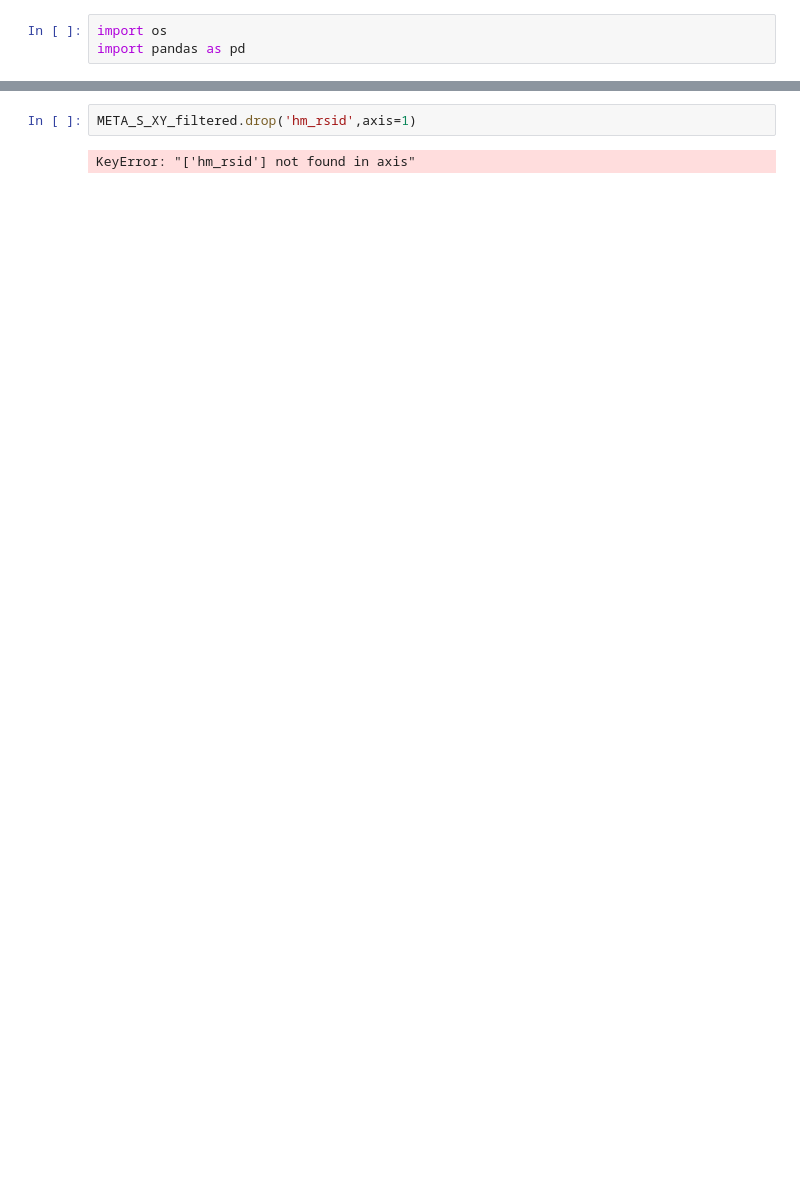
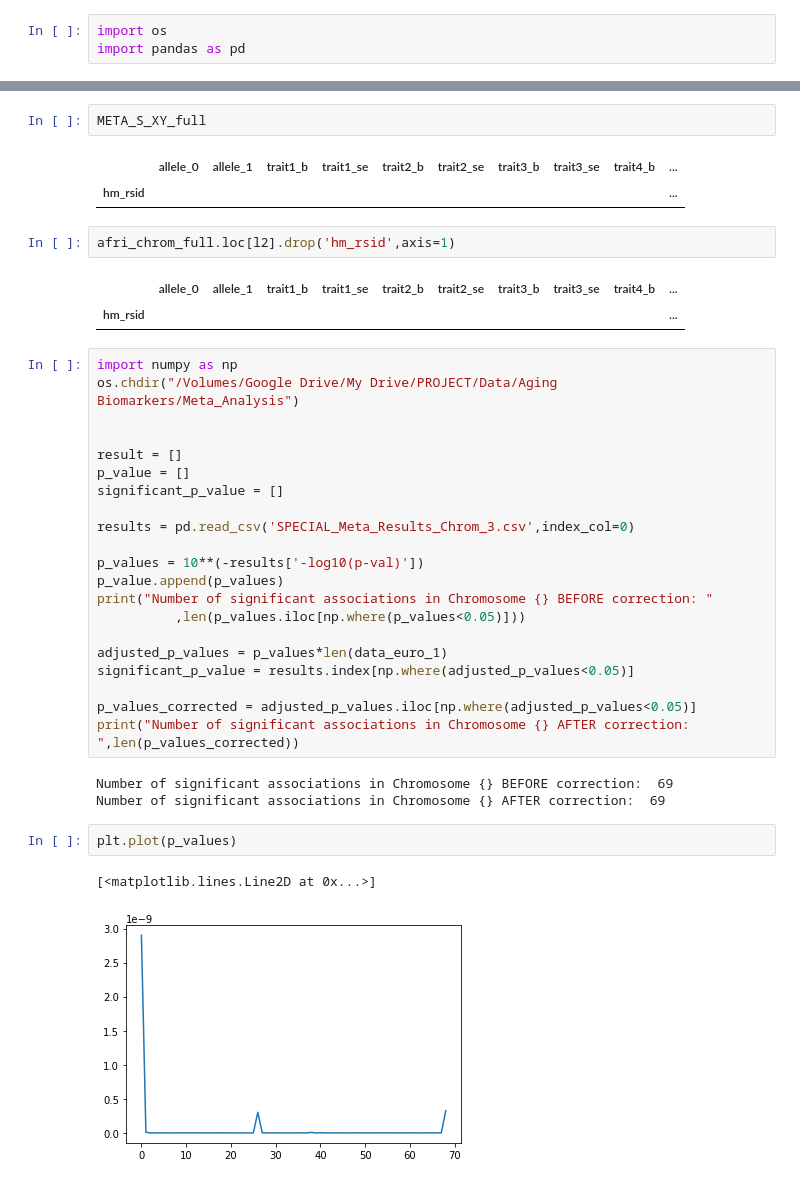
Before and after one commit to datasandwich/Code, a Jupyter notebook: Index Reordering for Meta Analysis.ipynb, the cells around one changed output, grey strips where cells are left out. Cells and saved outputs as stored; diff of their text form; blank space fills up the shorter version.

Commit message:
Meta CCA+ scripts

```diff
--- a/Index Reordering for Meta Analysis.ipynb
+++ b/Index Reordering for Meta Analysis.ipynb
@@ -47,4 +92,39 @@ META_S_XY_full.to_csv('META_S_XY_full.csv')
+# %%
+META_S_XY_full
+# %% [output]
+|  | allele_0 | allele_1 | trait1_b | trait1_se | trait2_b | trait2_se | trait3_b | trait3_se | trait4_b | ... |
+| hm_rsid |  |  |  |  |  |  |  |  |  | ... |
 # %%
-META_S_XY_filtered.drop('hm_rsid',axis=1)
+afri_chrom_full.loc[l2].drop('hm_rsid',axis=1)
 # %% [output]
-KeyError: "['hm_rsid'] not found in axis"
+|  | allele_0 | allele_1 | trait1_b | trait1_se | trait2_b | trait2_se | trait3_b | trait3_se | trait4_b | ... |
+| hm_rsid |  |  |  |  |  |  |  |  |  | ... |
+# %%
+import numpy as np
+os.chdir("/Volumes/Google Drive/My Drive/PROJECT/Data/Aging Biomarkers/Meta_Analysis")
+
+
+result = []
+p_value = []
+significant_p_value = []
+
+results = pd.read_csv('SPECIAL_Meta_Results_Chrom_3.csv',index_col=0)
+
+p_values = 10**(-results['-log10(p-val)'])
+p_value.append(p_values)
+print("Number of significant associations in Chromosome {} BEFORE correction: "
+          ,len(p_values.iloc[np.where(p_values<0.05)]))
+
+adjusted_p_values = p_values*len(data_euro_1)
+significant_p_value = results.index[np.where(adjusted_p_values<0.05)]
+
+p_values_corrected = adjusted_p_values.iloc[np.where(adjusted_p_values<0.05)]
+print("Number of significant associations in Chromosome {} AFTER correction: ",len(p_values_corrected))
+# %% [output]
+Number of significant associations in Chromosome {} BEFORE correction:  69
+Number of significant associations in Chromosome {} AFTER correction:  69
+# %%
+plt.plot(p_values)
+# %% [output]
+[<matplotlib.lines.Line2D at 0x...>]
+[figure, added]
```
Also changed, not shown: parts of 26 cells of this notebook, 3 other files.
